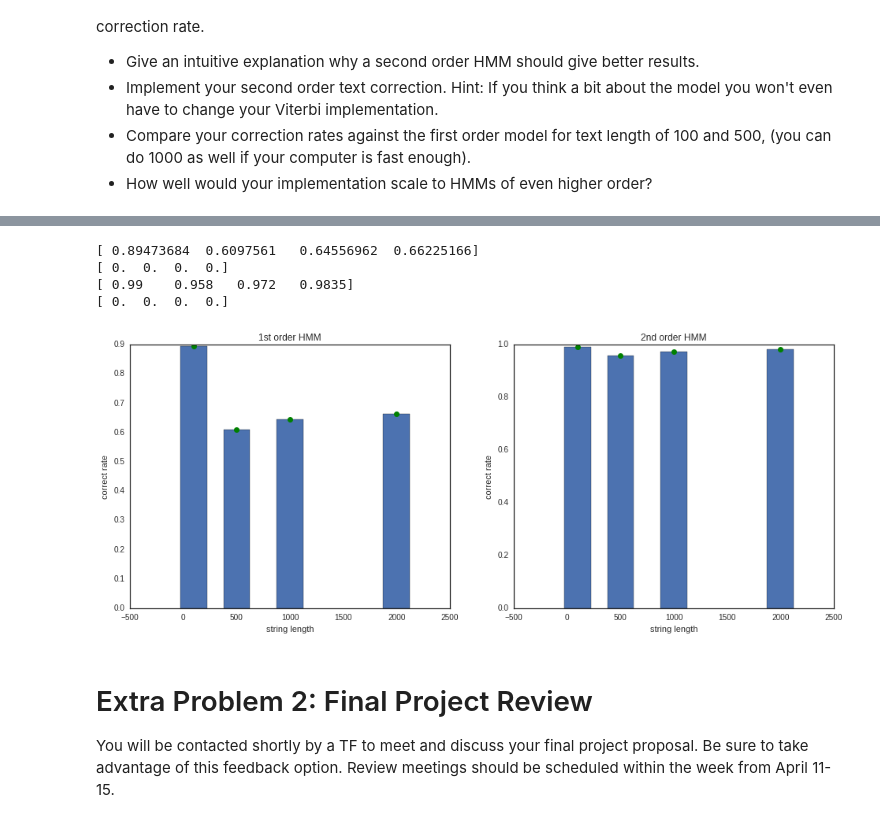
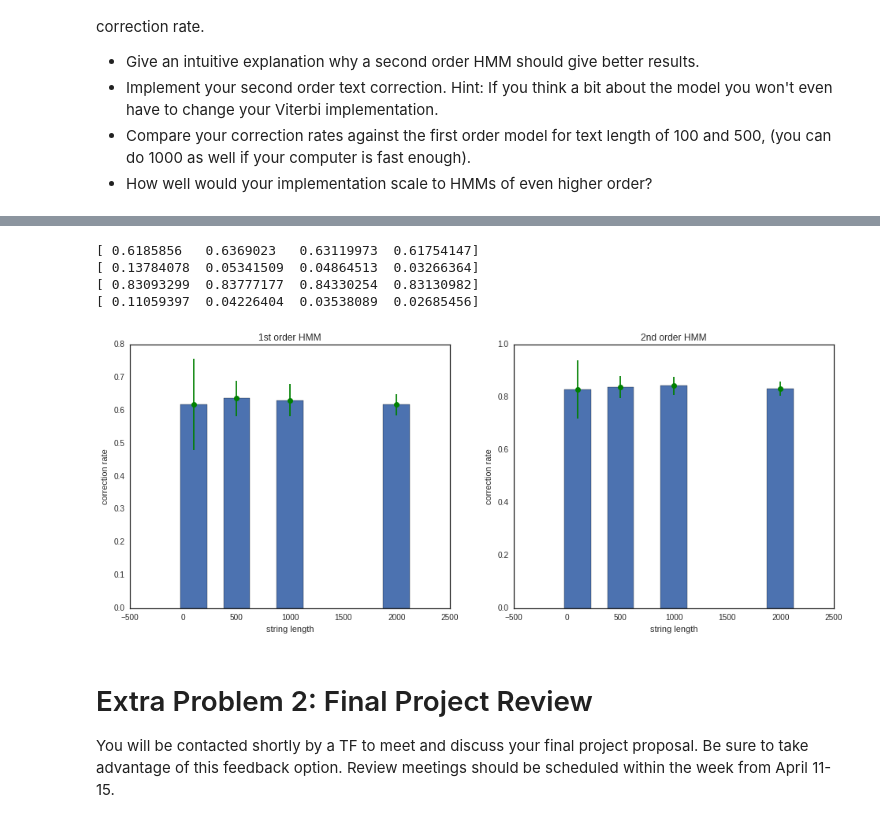
Before and after one commit to kevinchen1000/2016, a Jupyter notebook: Homework/AM207_yufengkevinchen_HW5.ipynb, the cells around one changed output, grey strips where cells are left out. Drawn from its saved outputs; the diff is of its cells as text; code cells hidden in the pictures.

```diff
--- a/Homework/AM207_yufengkevinchen_HW5.ipynb
+++ b/Homework/AM207_yufengkevinchen_HW5.ipynb
@@ -161,6 +161,8 @@ def calc_1st_init(s1 = correct_letters):
     for i in range(1,len(s1)):
         prob[ref_string.index(s1[i])] +=1
 
+    #add pseudocount
+    prob+= 0.1
     return prob
 
 #calculate 2nd order transition matrix of letters and spaces
@@ -191,6 +193,8 @@ def calc_2nd_init(s1 = correct_letters):
         ind = col_zk_zkm1 = ref_string.index(s1[i-1])*27 + ref_string.index(s1[i])
         prob[ind] +=1
 
+    #add pseudocount
+    prob += 0.1
     return prob
 
 
@@ -309,14 +313,10 @@ def viterbi(obs, states, start_p, trans_p, emit_p):
 
 #driver script
 if __name__ == '__main__':
-
-
-
-
     print 'setting up comparison sequences ... '
     #define correction length vector
     correct_len_vec = [100,500,1000,2000]
-    repeat = 25
+    repeat = 30
 
     start_ind_mat = np.zeros((len(correct_len_vec),repeat),dtype = 'int')
     #initialize segment starting position
@@ -370,7 +370,8 @@ if __name__ == '__main__':
             correct_string = correct_letters[start_ind_mat[i,j]:(start_ind_mat[i,j]+correct_len_vec[i])]
             best_log_prob, best_path = viterbi(typo_string,states,start_p,T_2nd,E_2nd)
             best_path = best_path[0::2]
-            correct_rate_mat_2nd[i,j] = calc_correction_rate(correct_string,typo_string,best_path)
+            typo_test_string = typo_letters[(start_ind_mat[i,j]):((start_ind_mat[i,j])+correct_len_vec[i])]
+            correct_rate_mat_2nd[i,j] = calc_correction_rate(correct_string,typo_test_string,best_path)
 
     #print correct_rate_mat_2nd
 
@@ -414,35 +423,35 @@ KeyboardInterrupt:
 # %%
 #display results
 fig = plt.figure(figsize = (16,6))
 draw_w = 250
 
 #1st oder HMM
 plt.subplot(1,2,1)
 plt.title('1st order HMM')
 plt.xlabel('string length')
-plt.ylabel('correct rate')
+plt.ylabel('correction rate')
 plt.bar(np.array(correct_len_vec)-draw_w/2,correct_1st_mean_rate_vec,width = draw_w)
 plt.errorbar(correct_len_vec,correct_1st_mean_rate_vec,yerr = correct_1st_std_rate_vec,fmt = 'o',color ='green')
 
 print correct_1st_mean_rate_vec
 print correct_1st_std_rate_vec
 
 #2nd order HMM
 plt.subplot(1,2,2)
 plt.title('2nd order HMM')
 plt.xlabel('string length')
-plt.ylabel('correct rate')
+plt.ylabel('correction rate')
 plt.bar(np.array(correct_len_vec)-draw_w/2,correct_2nd_mean_rate_vec,width = draw_w)
 plt.errorbar(correct_len_vec,correct_2nd_mean_rate_vec,yerr = correct_2nd_std_rate_vec,fmt = 'o',color ='green')
 
 print correct_2nd_mean_rate_vec
 print correct_2nd_std_rate_vec
 # %% [output]
-[ 0.89473684  0.6097561   0.64556962  0.66225166]
-[ 0.  0.  0.  0.]
-[ 0.99    0.958   0.972   0.9835]
-[ 0.  0.  0.  0.]
+[ 0.6185856   0.6369023   0.63119973  0.61754147]
+[ 0.13784078  0.05341509  0.04864513  0.03266364]
+[ 0.83093299  0.83777177  0.84330254  0.83130982]
+[ 0.11059397  0.04226404  0.03538089  0.02685456]
-[figure, old version]
+[figure, new version]
 # %% [markdown]
 # Extra Problem 2: Final Project Review
 
```
Also changed, not shown: parts of 2 cells of this notebook.
